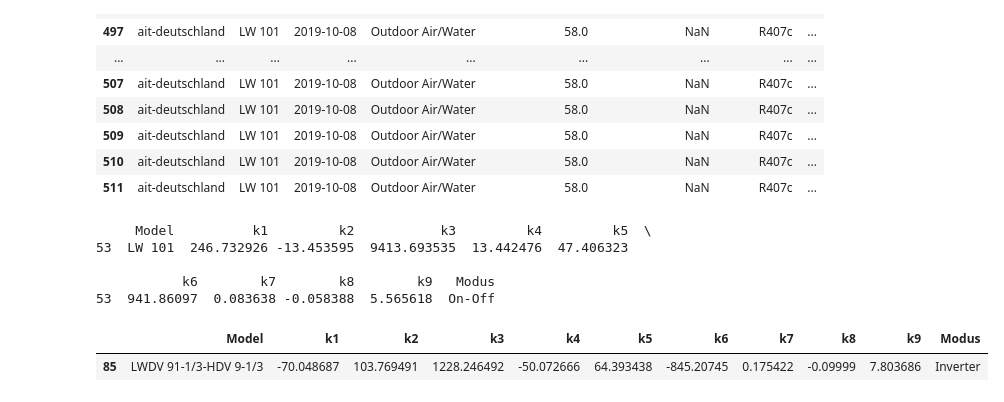
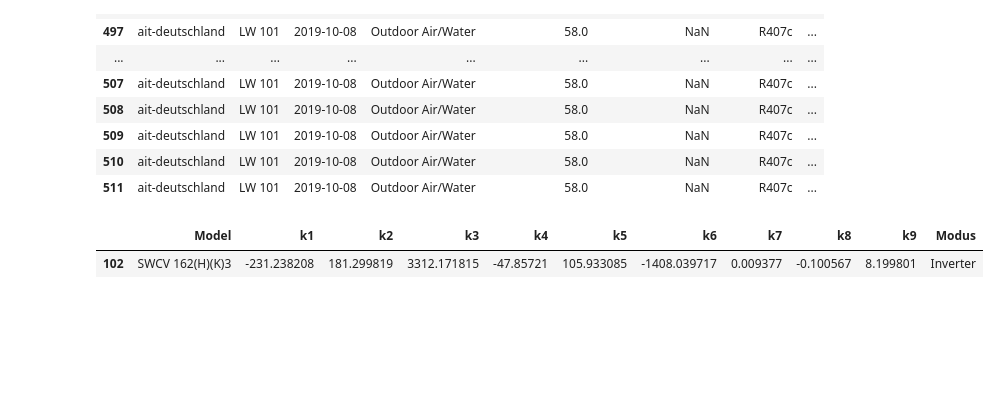
Before and after one commit to FZJ-IEK3-VSA/hplib, a Jupyter notebook: gettingparameters.ipynb, the cells around one changed output. Cells and saved outputs as stored; diff of their text form; code cells hidden in the pictures; blank space fills up the shorter version.

Commit message:
added calculation for inverter Heatpumps

```diff
--- a/gettingparameters.ipynb
+++ b/gettingparameters.ipynb
@@ -357,13 +363,8 @@ data_key.loc[data_key['Model']== 'LW 101']
 paradf.to_csv('para.csv', encoding='utf-8', index=False)
 # %%
 paradf = pd.read_csv('para.csv', delimiter=',')
-print(paradf.loc[paradf['Model']=='LW 101'])
-paradf.loc[paradf['Model']=='LWDV 91-1/3-HDV 9-1/3']
+#print(paradf.loc[paradf['Model']=='LW 101'])
+paradf.loc[paradf['Model']=='SWCV 162(H)(K)3']
 # %% [output]
-     Model          k1         k2           k3         k4         k5  \
-53  LW 101  246.732926 -13.453595  9413.693535  13.442476  47.406323
-
-           k6        k7        k8        k9   Modus
-53  941.86097  0.083638 -0.058388  5.565618  On-Off
 |  | Model | k1 | k2 | k3 | k4 | k5 | k6 | k7 | k8 | k9 | Modus |
-| 85 | LWDV 91-1/3-HDV 9-1/3 | -70.048687 | 103.769491 | 1228.246492 | -50.072666 | 64.393438 | -845.20745 | 0.175422 | -0.09999 | 7.803686 | Inverter |
+| 102 | SWCV 162(H)(K)3 | -231.238208 | 181.299819 | 3312.171815 | -47.85721 | 105.933085 | -1408.039717 | 0.009377 | -0.100567 | 8.199801 | Inverter |
```
Also changed, not shown: parts of 9 cells of this notebook.
